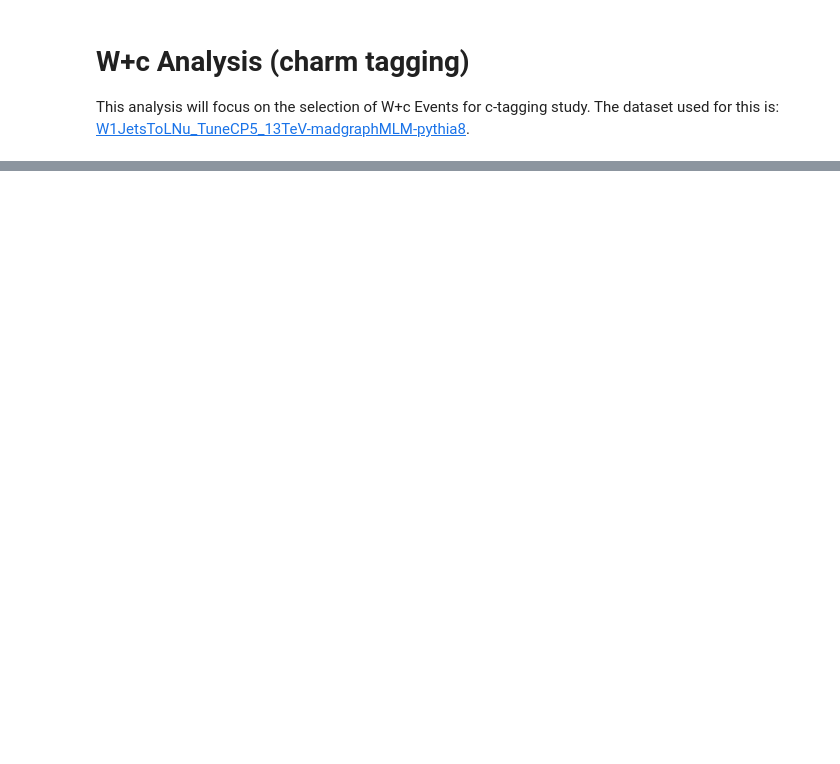
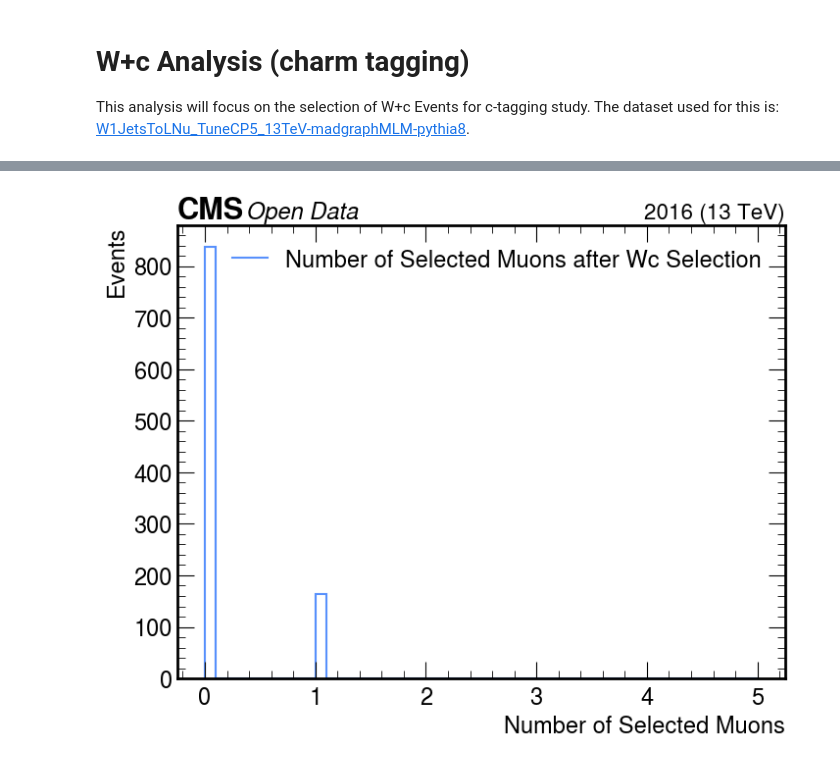
Before and after one commit to xondikoi03/charmTaggingAnalysis, a Jupyter notebook: Notebooks/WcAnalysis.ipynb, the cells around one changed output, grey strips where cells are left out. Cells and saved outputs as stored; diff of their text form; code cells hidden in the pictures; blank space fills up the shorter version.

```diff
--- a/Notebooks/WcAnalysis.ipynb
+++ b/Notebooks/WcAnalysis.ipynb
@@ -124,0 +180,16 @@ make_hist(
+# %%
+# Number of selected muons after Wc event selection
+nSelected_Muons = ak.num(Selected_Muons["Muon_pt"])
+
+make_hist(
+    nSelected_Muons,
+    bins=50,
+    range=(0, 5),
+    xlabel="Number of Selected Muons",
+    ylabel="Events",
+    label="Number of Selected Muons after Wc Selection",
+    fname="../Plots/nSelected_Muons_WcAnalysis.png",
+    logy=False
+)
+# %% [output]
+[figure, added]
```
Also changed, not shown: parts of 2 cells of this notebook, 6 other files.
